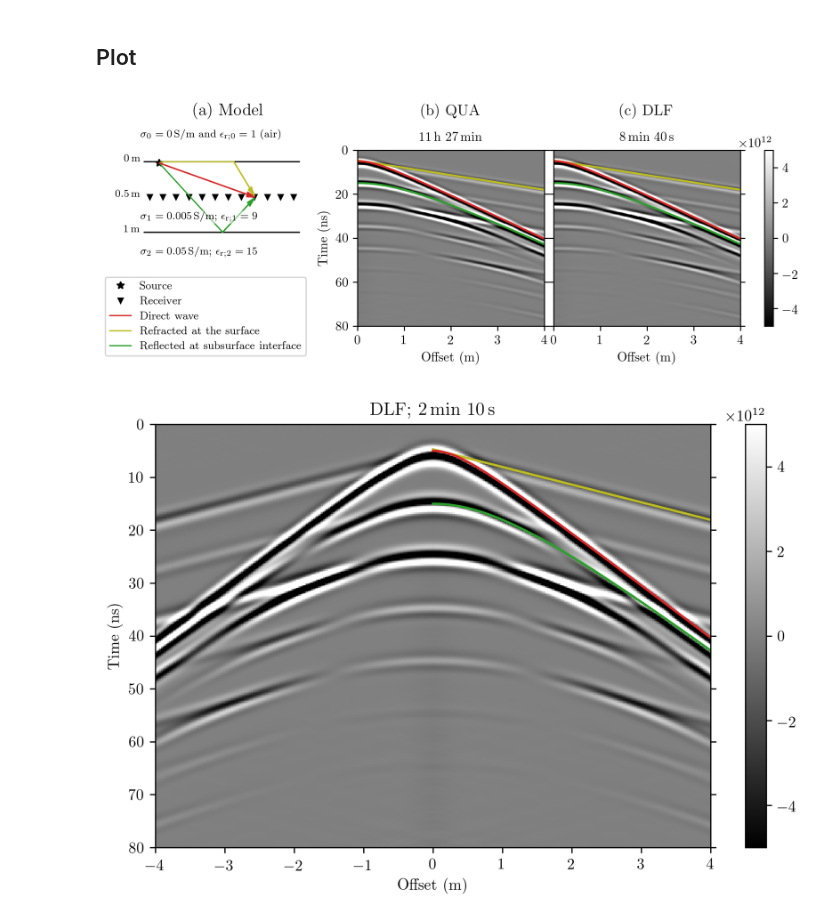
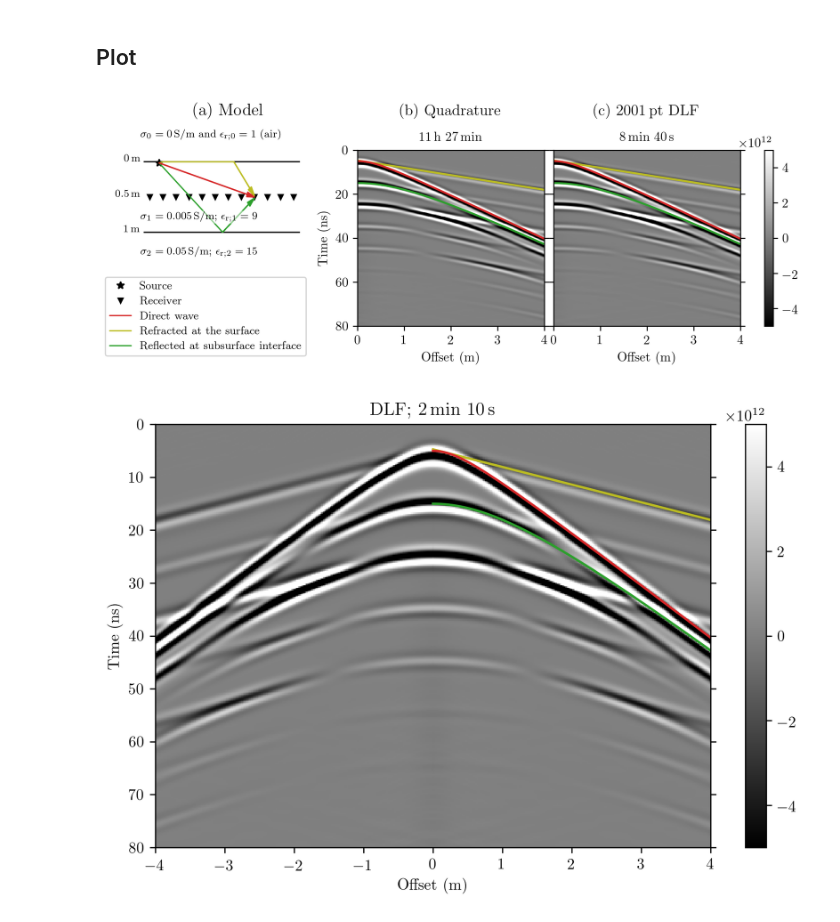
Before and after one commit to emsig/article-fdesign, a Jupyter notebook: notebooks/GPR-Figure.ipynb, the cells around one changed output. Drawn from its saved outputs; the diff is of its cells as text; code cells hidden in the pictures.

```diff
--- a/notebooks/GPR-Figure.ipynb
+++ b/notebooks/GPR-Figure.ipynb
@@ -101,36 +101,36 @@ def limits(i):
     plt.plot(x, arrtime*10**9, 'C3', lw=1.5)
     plt.plot(x, arrtimeref*10**9, 'C2', lw=1.5)
     plt.ylim([80, 0])
     plt.xlim([0, 4])
     plt.xlabel('Offset (m)')
     plt.xticks(np.arange(5))
     plt.grid('off')
     ax.yaxis.set_ticks_position('both')
     return ax
 
 # Plot QUA
 ax = limits(0)
-plt.text(0.5, 1.2, r'(b) QUA', transform=ax.transAxes, horizontalalignment='center', fontsize=12)
+plt.text(0.5, 1.2, r'(b) Quadrature', transform=ax.transAxes, horizontalalignment='center', fontsize=12)
 plt.text(0.5, 1.05, r'11\,h 27\,min', transform=ax.transAxes, horizontalalignment='center')
 plt.imshow(gprQUA, **params)
 plt.ylabel('Time (ns)')
 
 # Plot DLF
 ax = limits(1)
-plt.text(0.5, 1.2, r'(c) DLF', transform=ax.transAxes, horizontalalignment='center', fontsize=12)
+plt.text(0.5, 1.2, r'(c) 2001\,pt DLF', transform=ax.transAxes, horizontalalignment='center', fontsize=12)
 plt.text(0.5, 1.05, r'8\,min 40\,s', transform=ax.transAxes, horizontalalignment='center')
 plt.imshow(gprDLF, **params)
 ax.set_yticklabels([], ())
 
 # Plot colorbar
 cax, kw = plt.matplotlib.colorbar.make_axes([axs[1], axs[2]])
 cb = plt.colorbar(cax=cax, **kw)
 
 # Save figure and show it
 plt.savefig('../figures/GPR.pdf', bbox_inches='tight')
 plt.show()
 # %% [output]
-[figure, old version]
+[figure, new version]
 # %%
 fig, axs = plt.subplots(figsize=(8, 5))
 
```
Also changed, not shown: 12 other files.
